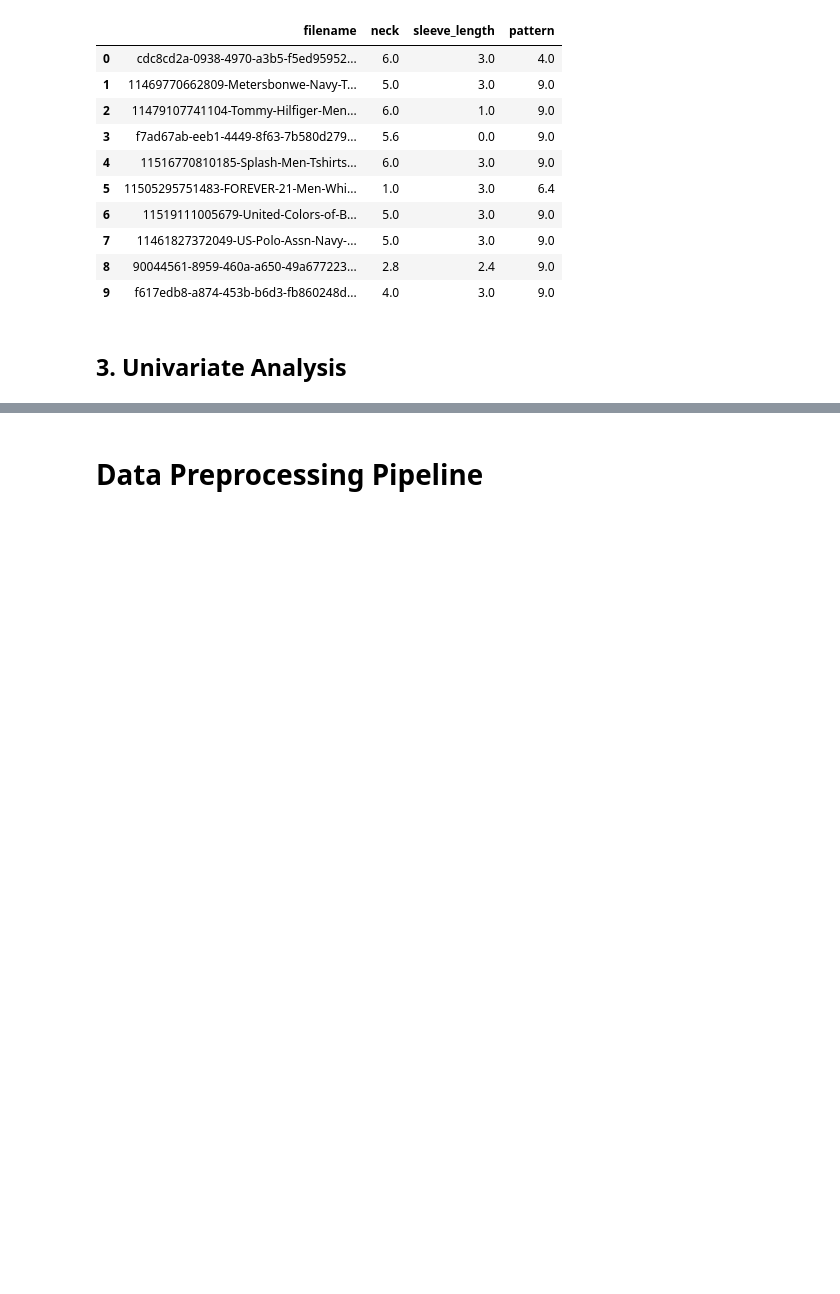
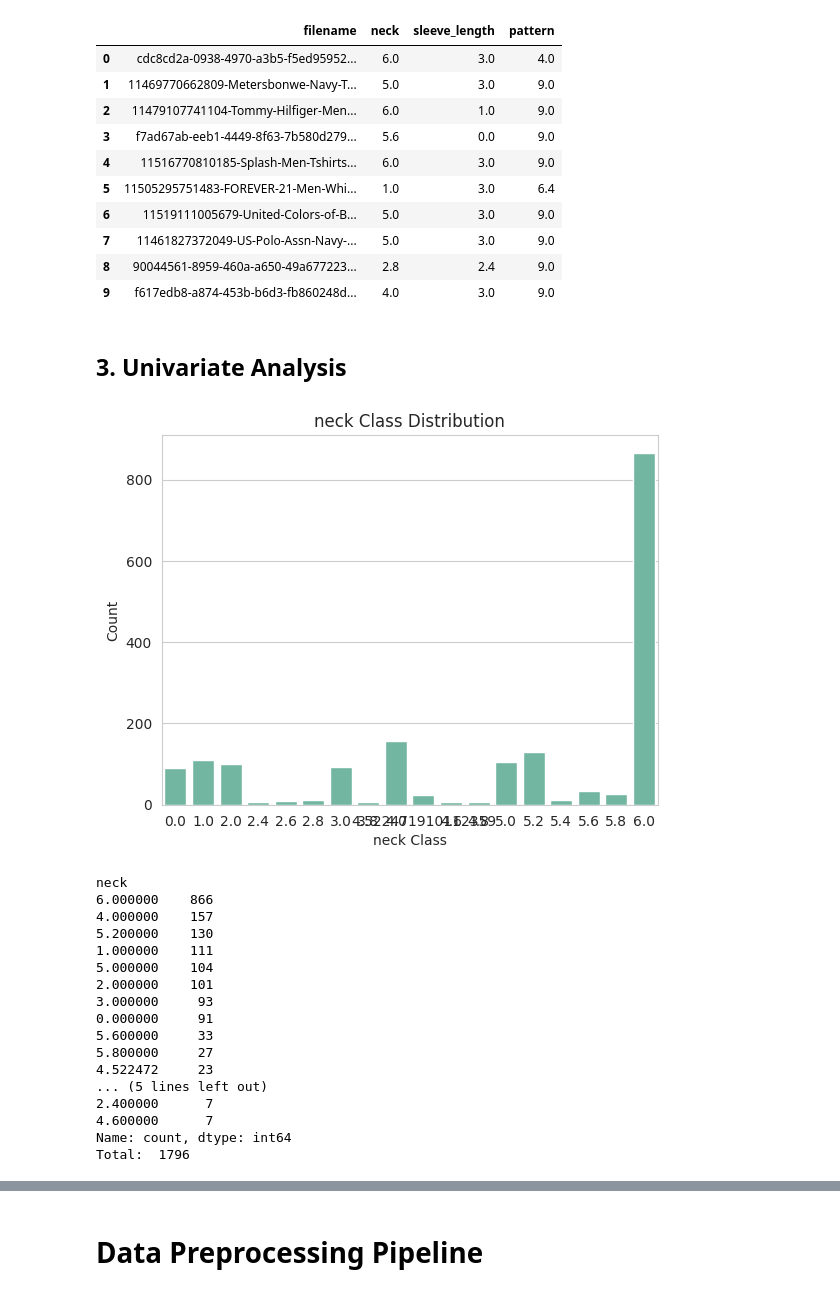
Before and after one commit to ashishbhatti/deep-fashion-attribute-prediction, a Jupyter notebook: deep_fashion_attr_prediction.ipynb, the cells around one changed output, grey strips where cells are left out. Drawn from its saved outputs; the diff is of its cells as text; code cells hidden in the pictures; blank space fills up the shorter version.

```diff
--- a/deep_fashion_attr_prediction.ipynb
+++ b/deep_fashion_attr_prediction.ipynb
@@ -377,0 +355,30 @@ attributes_df.head(10)
+# %%
+# @title `neck` class distribution histogram
+sns.countplot(x=attributes_df['neck'])
+plt.title('neck Class Distribution')
+plt.xlabel('neck Class')
+plt.ylabel('Count')
+plt.show()
+
+count_neck = attributes_df['neck'].value_counts()
+print(count_neck)
+print(f"Total:  {count_neck.sum()}")
+# %% [output]
+[figure, added]
+neck
+6.000000    866
+4.000000    157
+5.200000    130
+1.000000    111
+5.000000    104
+2.000000    101
+3.000000     93
+0.000000     91
+5.600000     33
+5.800000     27
+4.522472     23
+... (5 lines left out)
+2.400000      7
+4.600000      7
+Name: count, dtype: int64
+Total:  1796
```
Also changed, not shown: parts of 13 cells of this notebook.
